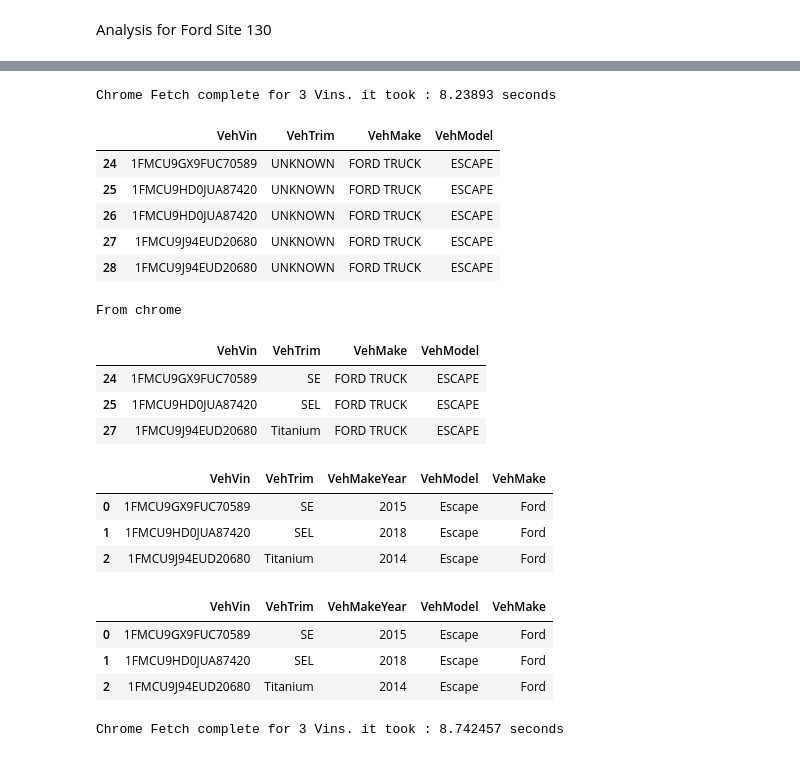
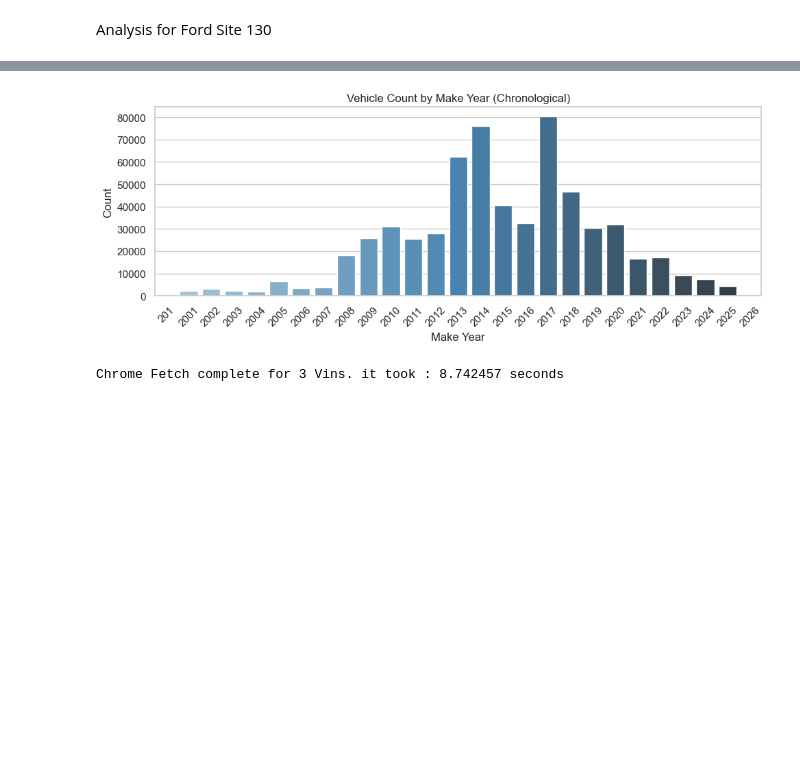
Before and after one commit to MeliPax/SPG, a Jupyter notebook: research/maximus_part_recomendation.ipynb, the cells around one changed output, grey strips where cells are left out. Drawn from its saved outputs; the diff is of its cells as text; code cells hidden in the pictures; blank space fills up the shorter version.

```diff
--- a/research/maximus_part_recomendation.ipynb
+++ b/research/maximus_part_recomendation.ipynb
@@ -2900,17 +2563,11 @@ def update_existing_parts_in_localPartsMaster(df):
 # %%
-# # combo_parts_df["VehTrim"].value_counts()
 
-# combo_requests_df[
-#                 (combo_requests_df["VehTrim"].str.contains("unknown", case=False))
-#                |
-#                 (combo_requests_df["VehTrim"] == '')
-#                |
-#                 (combo_requests_df["VehTrim"] == '0')
-
-#                |
-#                 (combo_requests_df["VehTrim"].isnull())
-#                |
-#                 (combo_requests_df["VehTrim"].isna())
+vehicle_count_by_year_df = (
+    combo_requests_df["VehMakeYear"]
+    .value_counts()
+    .rename_axis("VehMakeYear")
+    .reset_index(name="count")
+)
 
 
-#                ]["VehVin"].nunique()
+vehicle_count_by_year_df.columns = ["VehMakeYear", "count"]
@@ -2980,38 +2583,21 @@ req_df = request_tbl_130.copy()
 # %%
-missing_trim_ = check_missing_trim_data(req_df)
-chrome_res_df= get_Veh_Trim(missing_trim_[:3])
+sns.set_theme(style="whitegrid")
 
-
-display(req_df[req_df["VehVin"].isin(chrome_res_df["VehVin"].tolist())][["VehVin", "VehTrim","VehMake","VehModel"]])
-
-req_new_df = update_req_tb_missing_trim(req_df, chrome_res_df).drop_duplicates(subset="VehVin", keep="first")
-
-display(req_new_df[req_new_df["VehVin"].isin(chrome_res_df["VehVin"].tolist())][["VehVin", "VehTrim","VehMake","VehModel"]])
-
-display(chrome_res_df)
-
-save_veh_trim_to_local_db(chrome_res_df)
+plt.figure(figsize=(10, 4))
+sns.barplot(
+    data=vehicle_count_by_year_df,
+    x="VehMakeYear",
+    y="count",
+    palette="Blues_d"
+)
+plt.title("Vehicle Count by Make Year (Chronological)")
+plt.xlabel("Make Year")
+plt.ylabel("Count")
+plt.xticks(rotation=45)
+plt.tight_layout()
+plt.show()
 # %% [output]
-Chrome Fetch complete for 3 Vins. it took : 8.23893 seconds
-|  | VehVin | VehTrim | VehMake | VehModel |
-| 24 | 1FMCU9GX9FUC70589 | UNKNOWN | FORD TRUCK | ESCAPE |
-| 25 | 1FMCU9HD0JUA87420 | UNKNOWN | FORD TRUCK | ESCAPE |
-| 26 | 1FMCU9HD0JUA87420 | UNKNOWN | FORD TRUCK | ESCAPE |
-| 27 | 1FMCU9J94EUD20680 | UNKNOWN | FORD TRUCK | ESCAPE |
-| 28 | 1FMCU9J94EUD20680 | UNKNOWN | FORD TRUCK | ESCAPE |
-From chrome
-|  | VehVin | VehTrim | VehMake | VehModel |
-| 24 | 1FMCU9GX9FUC70589 | SE | FORD TRUCK | ESCAPE |
-| 25 | 1FMCU9HD0JUA87420 | SEL | FORD TRUCK | ESCAPE |
-| 27 | 1FMCU9J94EUD20680 | Titanium | FORD TRUCK | ESCAPE |
-|  | VehVin | VehTrim | VehMakeYear | VehModel | VehMake |
-| 0 | 1FMCU9GX9FUC70589 | SE | 2015 | Escape | Ford |
-| 1 | 1FMCU9HD0JUA87420 | SEL | 2018 | Escape | Ford |
-| 2 | 1FMCU9J94EUD20680 | Titanium | 2014 | Escape | Ford |
-|  | VehVin | VehTrim | VehMakeYear | VehModel | VehMake |
-| 0 | 1FMCU9GX9FUC70589 | SE | 2015 | Escape | Ford |
-| 1 | 1FMCU9HD0JUA87420 | SEL | 2018 | Escape | Ford |
-| 2 | 1FMCU9J94EUD20680 | Titanium | 2014 | Escape | Ford |
+[figure, added]
 # %%
 # %% [output]
 Chrome Fetch complete for 3 Vins. it took : 8.742457 seconds
```
Also changed, not shown: parts of 29 cells of this notebook, 16 other files.
